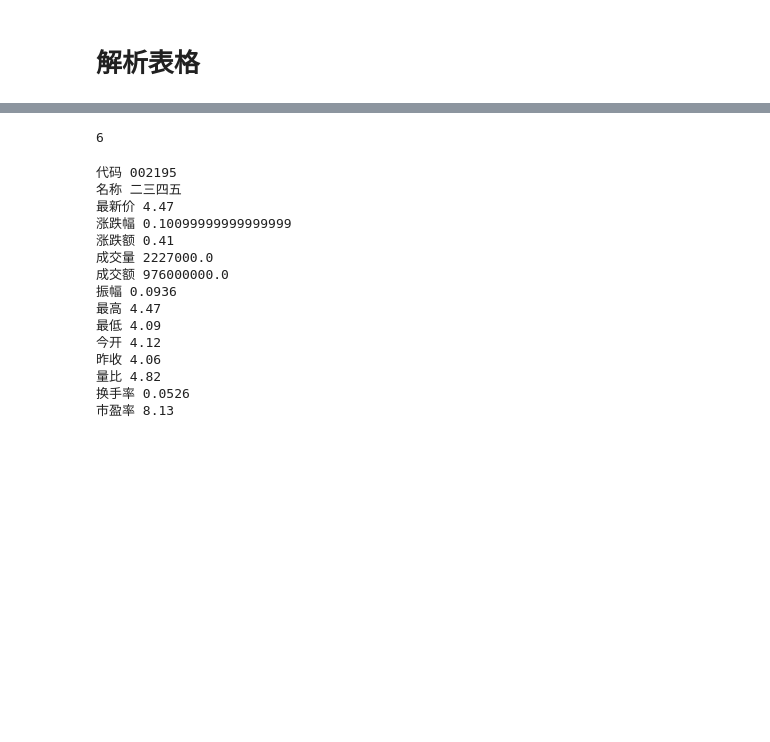
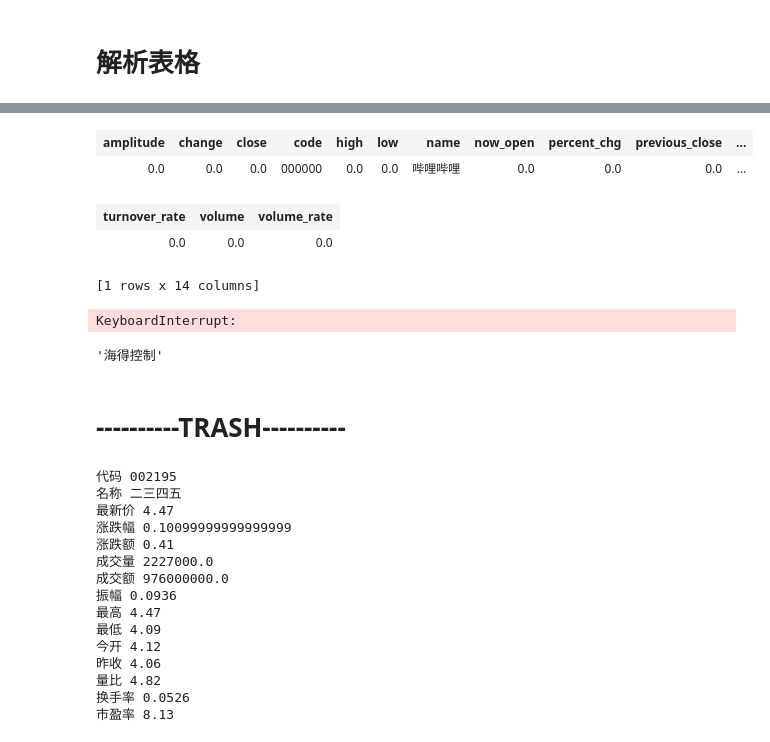
Before and after one commit to wu-hongjun/Eastmoney-Crawler, a Jupyter notebook: MainDataAnalyzer/MainDataCollector.ipynb, the cells around one changed output, grey strips where cells are left out. Saved outputs shown, nothing was run; the diff lists cells and outputs as text; code cells hidden in the pictures; blank space fills up the shorter version.

Commit message:
Data Collection

```diff
--- a/MainDataAnalyzer/MainDataCollector.ipynb
+++ b/MainDataAnalyzer/MainDataCollector.ipynb
@@ -87,0 +123,36 @@ info
+# %%
+"""
+# 创建并初始化SFrame
+* 因为SFrame不允许创建空行，于是预先准备占位符用于定义各列数据类型。
+
+### 各列中英文对应表
+* code = 代码，name = 名称，newest_price = 最新价
+* percent_chg = 涨跌幅，change = 涨跌额
+* volume = 成交量，turn_volume = 成交额，amplitude = 振幅
+* highest = 最高，lowest = 最低
+* open = 今开，prev_close = 昨收
+* QRR = 量比，turnover_rate = 换手率，pr_ratio = 市盈率
+
+### SFrame命名中英文对应表
+* info = 电子信息
+* energy = 新能源
+* material = 新材料
+* tech = 全息技术
+"""
+# 创建占位符的函数
+def initSFrame():
+    sframe = tc.SFrame({'code':['000000'],'name':['哔哩哔哩'],
+                      'close':[0.0],'percent_chg':[0.0],
+                      'change':[0.0],'volume':[0.0],'turn_volume':[0.0], 'amplitude':[0.0],
+                      'high':[0.0], 'low':[0.0],
+                      'now_open':[0.0], 'previous_close':[0.0], 'volume_rate':[0.0],
+                      'turnover_rate':[0.0]})
+    return sframe
+
+# 创建四个空SFrame，以占位行开头
+info = initSFrame()
+energy = initSFrame()
+material = initSFrame()
+tech = initSFrame()
+# %%
+tech = makeData('全息技术', tech)
@@ -88,3 +180,24 @@ info
+# %%
+tech
+# %% [output]
+| amplitude | change | close | code | high | low | name | now_open | percent_chg | previous_close | ... |
+| 0.0 | 0.0 | 0.0 | 000000 | 0.0 | 0.0 | 哔哩哔哩 | 0.0 | 0.0 | 0.0 | ... |
+| turnover_rate | volume | volume_rate |
+| 0.0 | 0.0 | 0.0 |
+[1 rows x 14 columns]
+# %%
+info = makeData('电子信息', info)
+energy = makeData('新能源', energy)
+material = makeData('新材料', material)
+tech = makeData('全息技术', tech)
+# %% [output]
+KeyboardInterrupt:
+# %%
+info[0]['name']
+# %% [output]
+'海得控制'
+# %% [markdown]
+# ----------TRASH----------
 # %%
 # 参考了[7], 利用selenium解析出来的page source抓取表格
 # 居然有urllib解析不出的表格！！我去买彩票算了！！
@@ -96,13 +209,3 @@ browser.implicitly_wait(2) #智能等待xx秒
 time.sleep(5) #加载时间较长，等待加载完毕
 # 把selenium的webdriver调用page_source函数在传入BeautifulSoup中，就可以用BeautifulSoup解析网页了
 bs = BeautifulSoup(browser.page_source, "lxml")
-# %%
-# 一个从页面获取页数的函数
-def getPageNumber(bs):
-    all_buttons = bs.findAll(class_ = "paginate_button")
-    return len(all_buttons) - 2
-
-pageNumber = getPageNumber(bs)
-print(pageNumber)
-# %% [output]
-6
```
Also changed, not shown: parts of 8 cells of this notebook.
